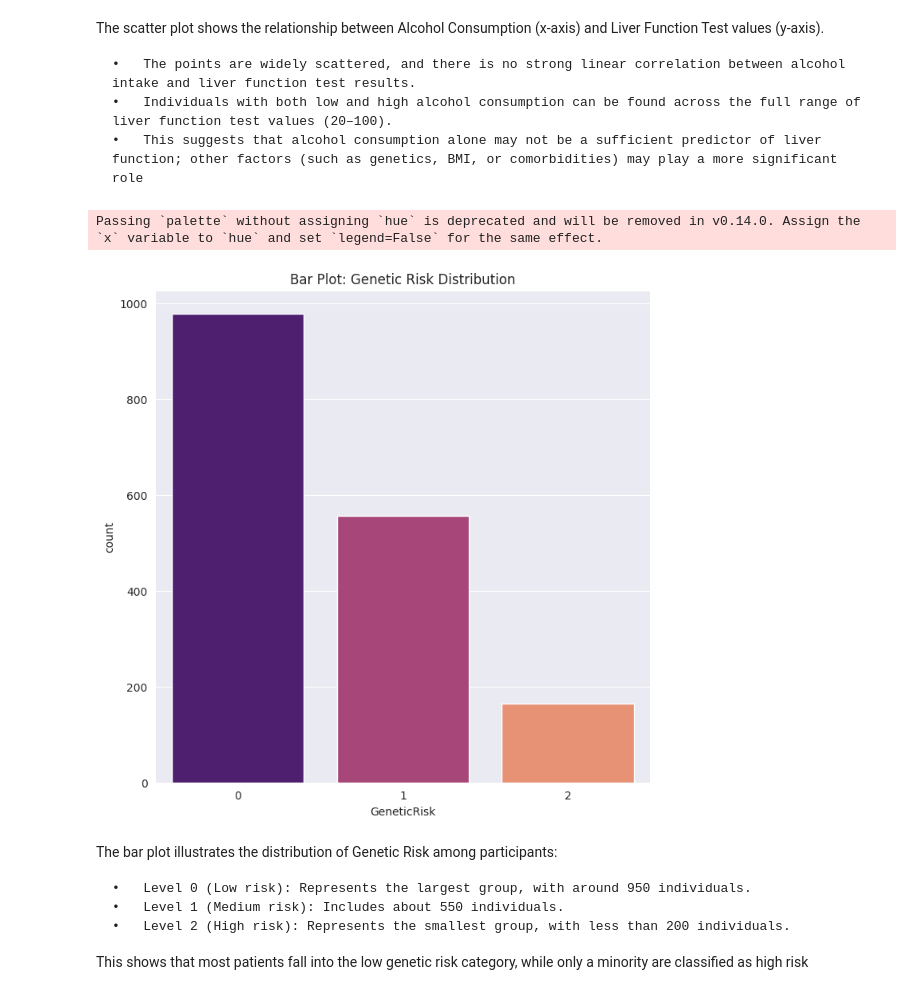
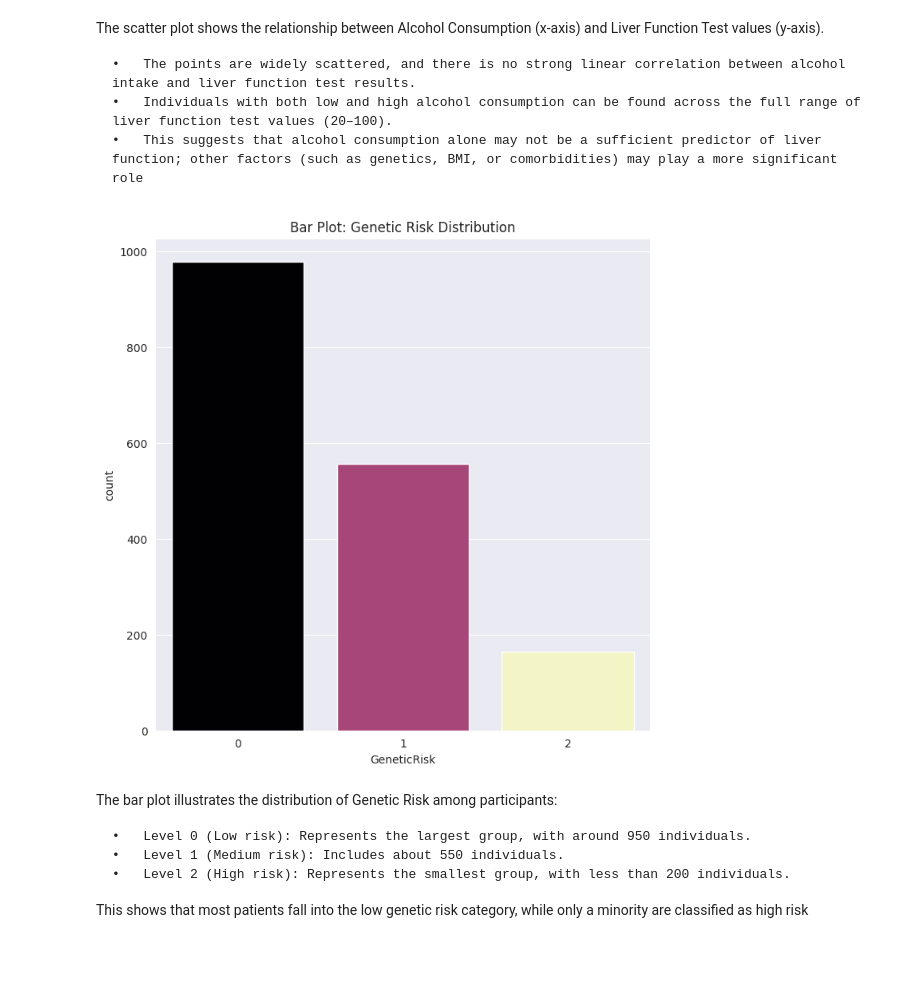
Before and after one commit to Joudmoq/IT326-LiverDisease-Prediction, a Jupyter notebook: Phase2.ipynb, the cells around one changed output. Drawn from its saved outputs; the diff is of its cells as text; code cells hidden in the pictures; blank space fills up the shorter version.

```diff
--- a/Phase2.ipynb
+++ b/Phase2.ipynb
@@ -123,12 +123,11 @@ The scatter plot shows the relationship between Alcohol Consumption (x-axis) and
 # %%
 
 plt.figure(figsize=(8,8))
-sns.countplot(x='GeneticRisk', data=df,palette='magma')
+sns.countplot(x='GeneticRisk', hue="GeneticRisk", data=df,palette='magma',legend=False)
 plt.title("Bar Plot: Genetic Risk Distribution")
 plt.show()
 # %% [output]
-Passing `palette` without assigning `hue` is deprecated and will be removed in v0.14.0. Assign the `x` variable to `hue` and set `legend=False` for the same effect.
-[figure, old version]
+[figure, new version]
 # %% [markdown]
 The bar plot illustrates the distribution of Genetic Risk among participants:
 
```
Also changed, not shown: parts of 1 cell of this notebook.
